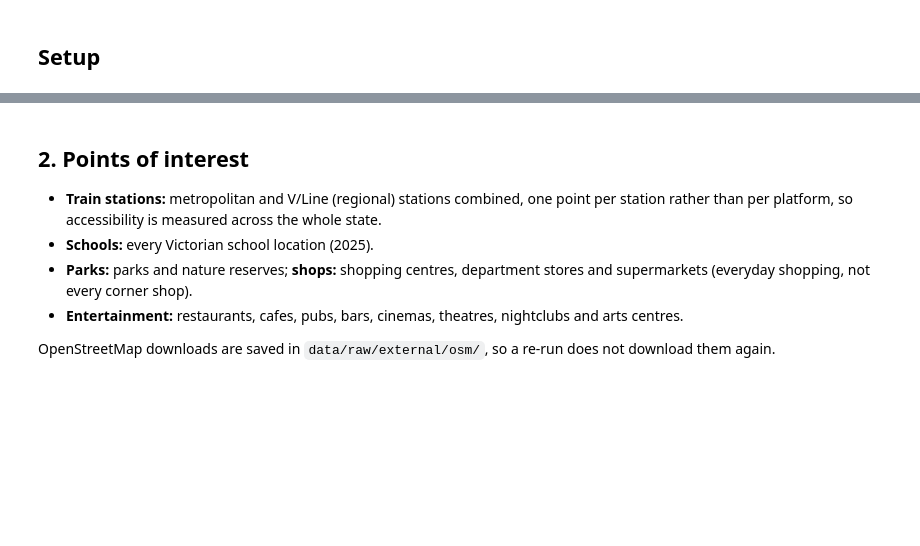
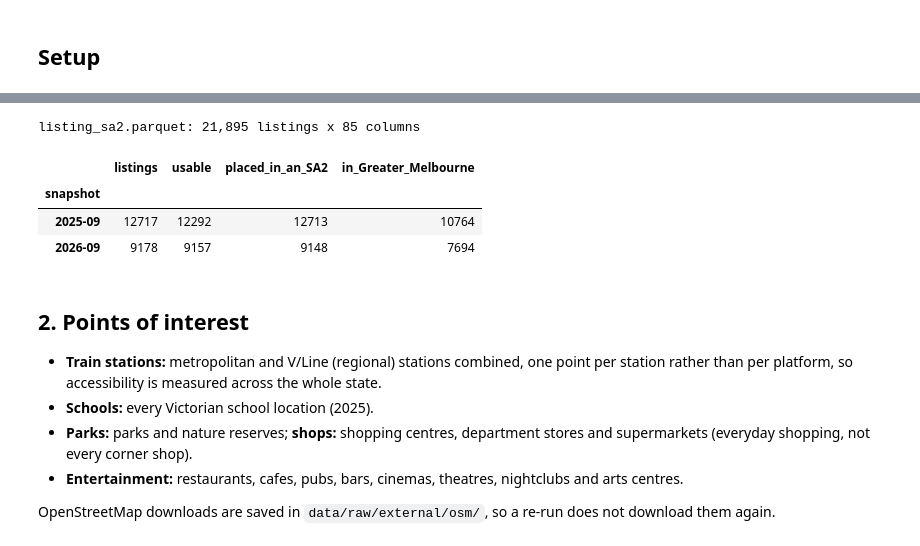
Before and after one commit to mdharmawan19/industry-project-group-55, a Jupyter notebook: notebooks/05_geospatial_routing.ipynb, the cells around one changed output, grey strips where cells are left out. Saved outputs shown, nothing was run; the diff lists cells and outputs as text; code cells hidden in the pictures; blank space fills up the shorter version.

```diff
--- a/notebooks/05_geospatial_routing.ipynb
+++ b/notebooks/05_geospatial_routing.ipynb
@@ -94,3 +48,25 @@ Population projection source: VIF2023
+# %%
+base = pd.read_parquet(config.LISTING_SA2)                 # from 04
+required = {"listing_id", "snapshot", "suburb_key", "lat", "lon", "usable", "SA2_CODE21", "sa2_status"}
+assert required <= set(base.columns), f"listing_sa2.parquet is missing {sorted(required - set(base.columns))}"
+assert base["listing_id"].is_unique
+
+gcc = geo.load_sa2_vic()[["SA2_CODE21", "GCC_NAME21"]]
+df = base.merge(gcc, on="SA2_CODE21", how="left", validate="many_to_one")
+df["is_metro"] = df["GCC_NAME21"].eq("Greater Melbourne").where(df["GCC_NAME21"].notna())
+
+has_xy = df["sa2_status"].ne("invalid_coordinates")      # 04's coordinate check
+summary = df.groupby("snapshot").agg(listings=("listing_id", "size"), usable=("usable", "sum"),
+                                     placed_in_an_SA2=("SA2_CODE21", lambda s: int(s.notna().sum())),
+                                     in_Greater_Melbourne=("is_metro", lambda s: int((s == True).sum())))
+print(f"listing_sa2.parquet: {len(base):,} listings x {base.shape[1]} columns")
+summary
+# %% [output]
+listing_sa2.parquet: 21,895 listings x 85 columns
+|  | listings | usable | placed_in_an_SA2 | in_Greater_Melbourne |
+| snapshot |  |  |  |  |
+| 2025-09 | 12717 | 12292 | 12713 | 10764 |
+| 2026-09 | 9178 | 9157 | 9148 | 7694 |
 # %% [markdown]
 ## 2. Points of interest
 - **Train stations:** metropolitan and V/Line (regional) stations combined, one point per station rather than per
```
Also changed, not shown: parts of 9 cells of this notebook, 5 other files.
